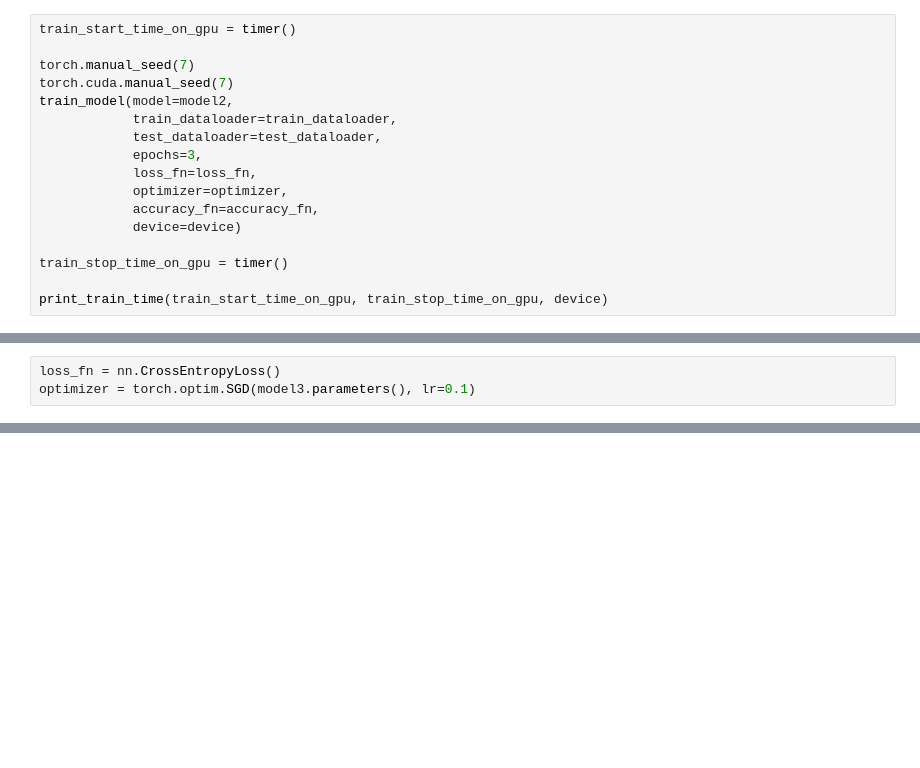
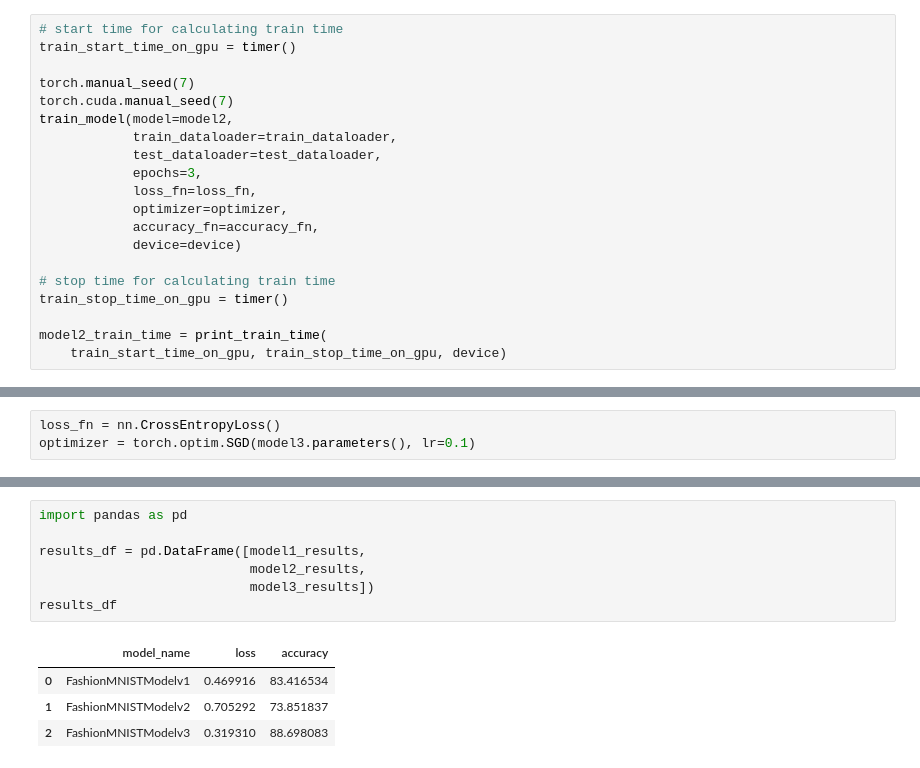
Before and after one commit to TalhaPekdemir/learning-pytorch, a Jupyter notebook: computer-vision.ipynb, the cells around one changed output, grey strips where cells are left out. Cells and saved outputs as stored; diff of their text form; blank space fills up the shorter version.

```diff
--- a/computer-vision.ipynb
+++ b/computer-vision.ipynb
@@ -515,4 +646,5 @@ optimizer = torch.optim.SGD(model2.parameters(), lr=0.1)
 # %%
+# start time for calculating train time
 train_start_time_on_gpu = timer()
 
 torch.manual_seed(7)
@@ -526,9 +658,11 @@ train_model(model=model2,
             accuracy_fn=accuracy_fn,
             device=device)
 
+# stop time for calculating train time
 train_stop_time_on_gpu = timer()
 
-print_train_time(train_start_time_on_gpu, train_stop_time_on_gpu, device)
+model2_train_time = print_train_time(
+    train_start_time_on_gpu, train_stop_time_on_gpu, device)
 # %% [output]
 Epoch 1
 
@@ -656,0 +817,12 @@ Elapsed time on device cuda: 107.005204 seconds.
+# %%
+import pandas as pd
+
+results_df = pd.DataFrame([model1_results,
+                           model2_results,
+                           model3_results])
+results_df
+# %% [output]
+|  | model_name | loss | accuracy |
+| 0 | FashionMNISTModelv1 | 0.469916 | 83.416534 |
+| 1 | FashionMNISTModelv2 | 0.705292 | 73.851837 |
+| 2 | FashionMNISTModelv3 | 0.319310 | 88.698083 |
```
Also changed, not shown: parts of 69 cells of this notebook.
